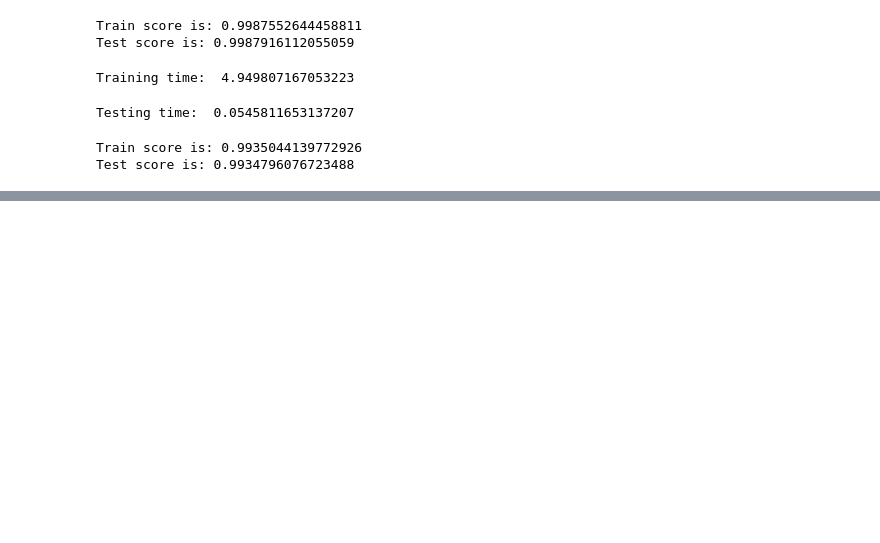
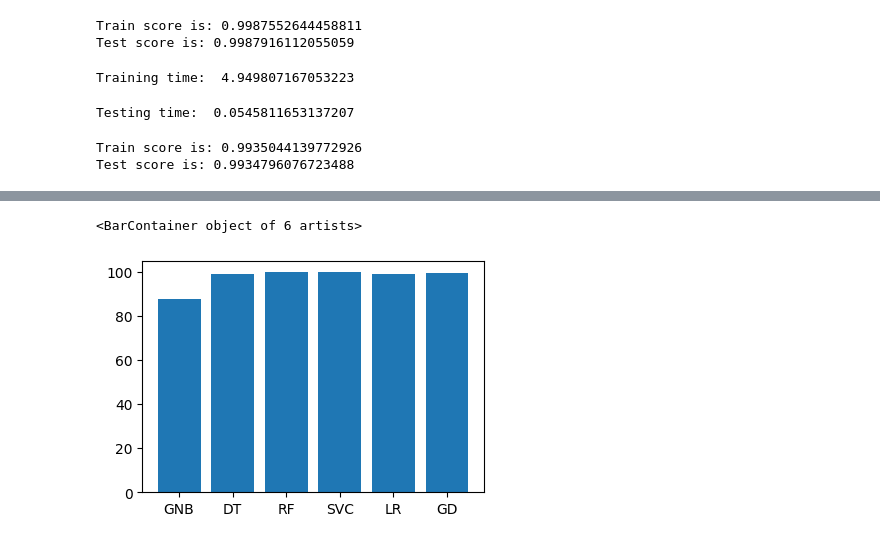
Before and after one commit to ChrisMikhail/Thor-IDS, a Jupyter notebook: main.ipynb, the cells around one changed output, grey strips where cells are left out. Saved outputs shown, nothing was run; the diff lists cells and outputs as text; code cells hidden in the pictures; blank space fills up the shorter version.

```diff
--- a/main.ipynb
+++ b/main.ipynb
@@ -504,0 +525,11 @@ print("Test score is:", clfg.score(X_test, y_test))
+# %%
+# Testing accuracy #
+
+names = ['GNB', 'DT', 'RF', 'SVC', 'LR', 'GD']
+values = [87.903, 99.052, 99.968, 99.879, 99.347, 99.771]
+f = plt.figure(figsize =(15, 3), num = 10)
+plt.subplot(131)
+plt.bar(names, values)
+# %% [output]
+<BarContainer object of 6 artists>
+[figure, added]
```
Also changed, not shown: parts of 8 cells of this notebook.
